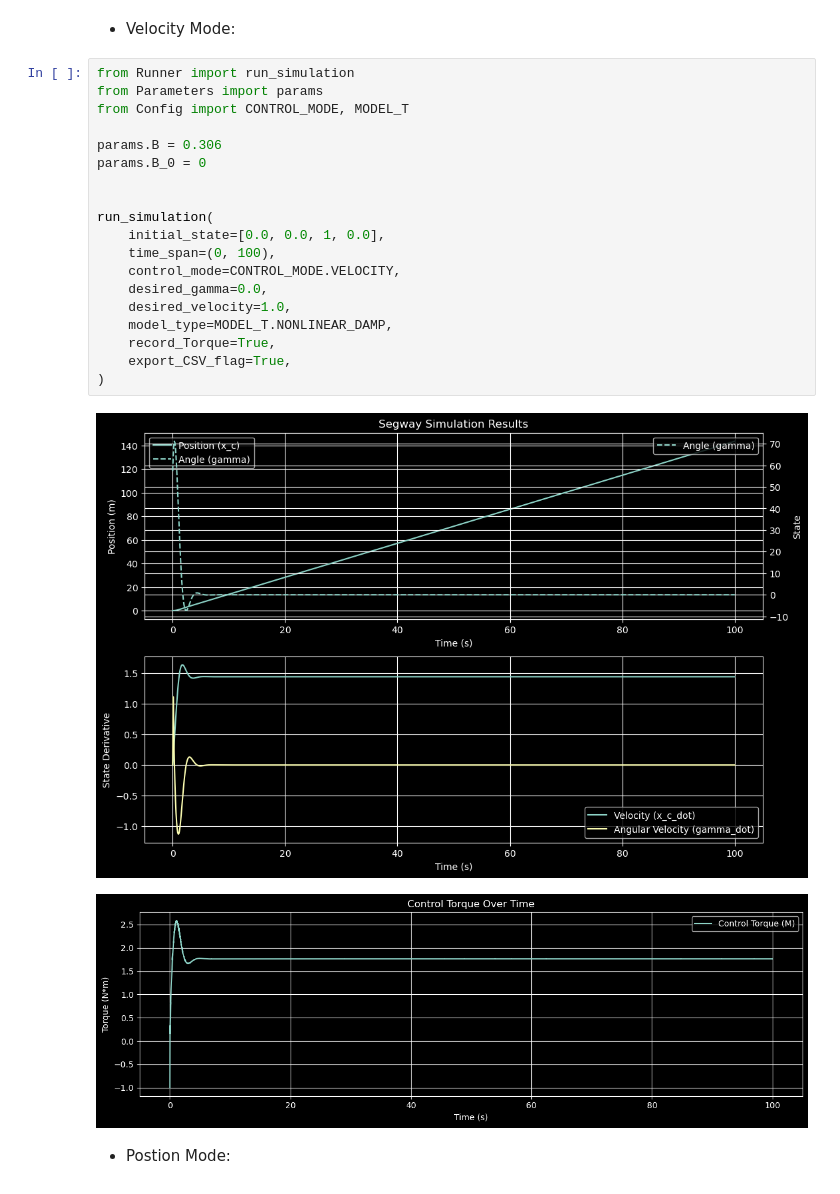
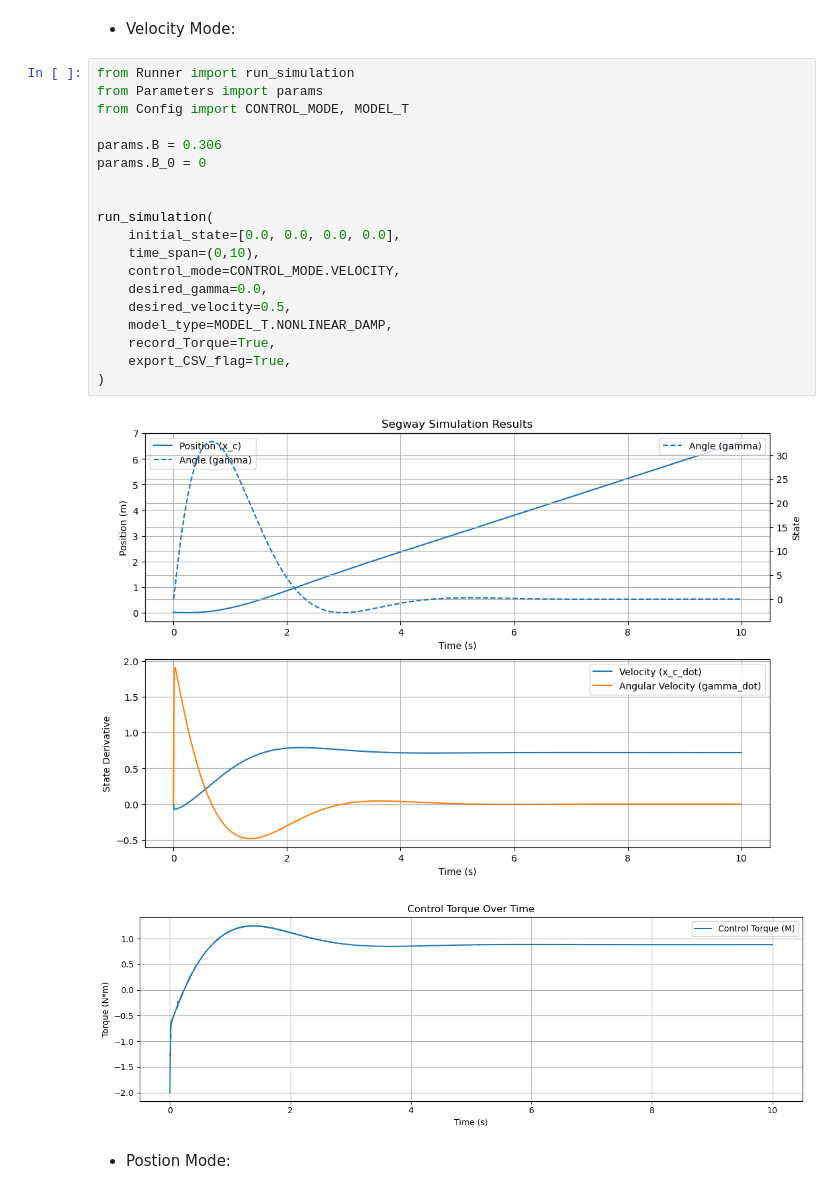
Before and after one commit to gaoshenghan1130/Python_Simu4Unicycle, a Jupyter notebook: Derivation/Segway/Segway_motorDamping.ipynb, the cells around one changed output. Saved outputs shown, nothing was run; the diff lists cells and outputs as text.

```diff
--- a/Derivation/Segway/Segway_motorDamping.ipynb
+++ b/Derivation/Segway/Segway_motorDamping.ipynb
@@ -82,25 +83,25 @@ run_simulation(
 # %%
 from Runner import run_simulation
 from Parameters import params
 from Config import CONTROL_MODE, MODEL_T
 
 params.B = 0.306
 params.B_0 = 0
 
 
 run_simulation(
-    initial_state=[0.0, 0.0, 1, 0.0],
-    time_span=(0, 100),
+    initial_state=[0.0, 0.0, 0.0, 0.0],
+    time_span=(0,10),
     control_mode=CONTROL_MODE.VELOCITY,
     desired_gamma=0.0,
-    desired_velocity=1.0,
+    desired_velocity=0.5,
     model_type=MODEL_T.NONLINEAR_DAMP,
     record_Torque=True,
     export_CSV_flag=True,
 )
 # %% [output]
-[figure, old version]
+[figure, new version]
-[figure, old version]
+[figure, new version]
 # %% [markdown]
 - Postion Mode:
 # %%
```
Also changed, not shown: parts of 4 cells of this notebook, 6 other files.
